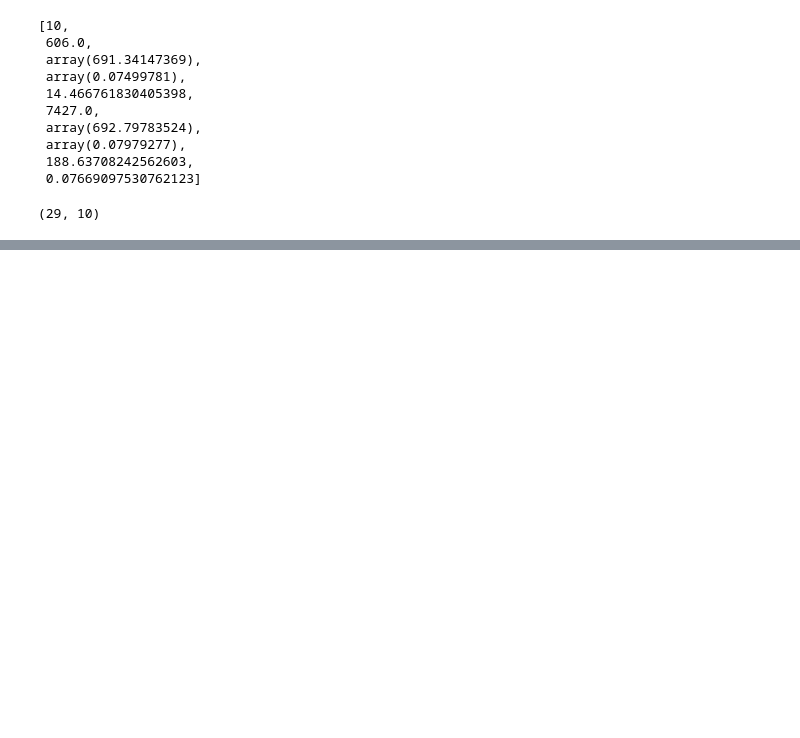
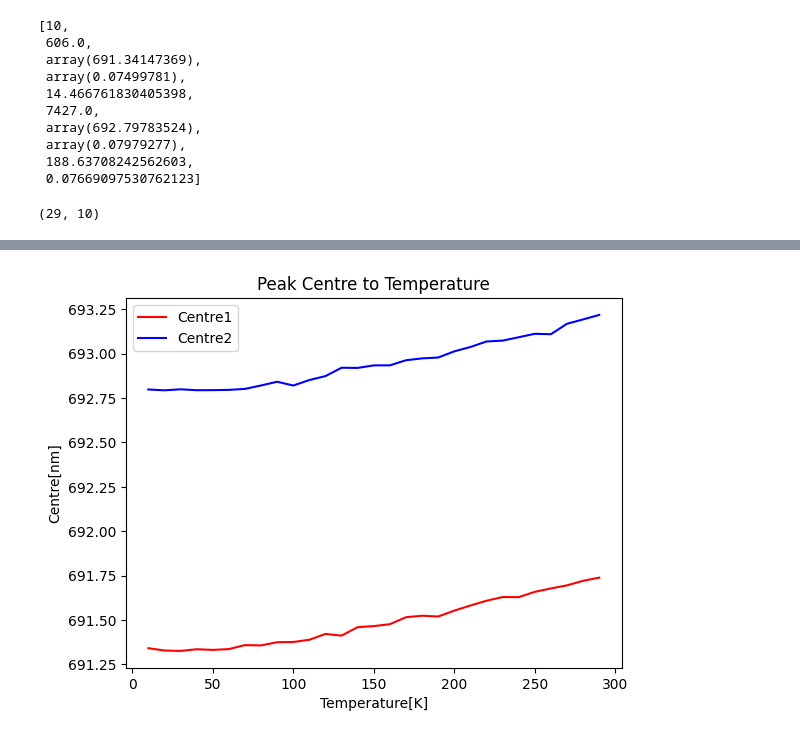
Before and after one commit to IntermidiatePhysicsExperiment/Photoluminescence, a Jupyter notebook: EDA/00_Ruby.ipynb, the cells around one changed output, grey strips where cells are left out. Saved outputs shown, nothing was run; the diff lists cells and outputs as text; code cells hidden in the pictures; blank space fills up the shorter version.

```diff
--- a/EDA/00_Ruby.ipynb
+++ b/EDA/00_Ruby.ipynb
@@ -154,0 +168,11 @@ plt.scatter(data[:, 0], data[:, -1])
+# %%
+plt.title('Peak Centre to Temperature')
+plt.plot(Temperature, data[:, 2], label='Centre1', color='red')
+plt.plot(Temperature, data[:, 6], label='Centre2', color='blue')
+plt.xlabel('Temperature[K]')
+plt.ylabel('Centre[nm]')
+plt.legend()
+plt.savefig('output/Ruby_EDA/Centre.png', dpi=400)
+plt.show()
+# %% [output]
+[figure, added]
```
Also changed, not shown: parts of 10 cells of this notebook, 7 other files.
